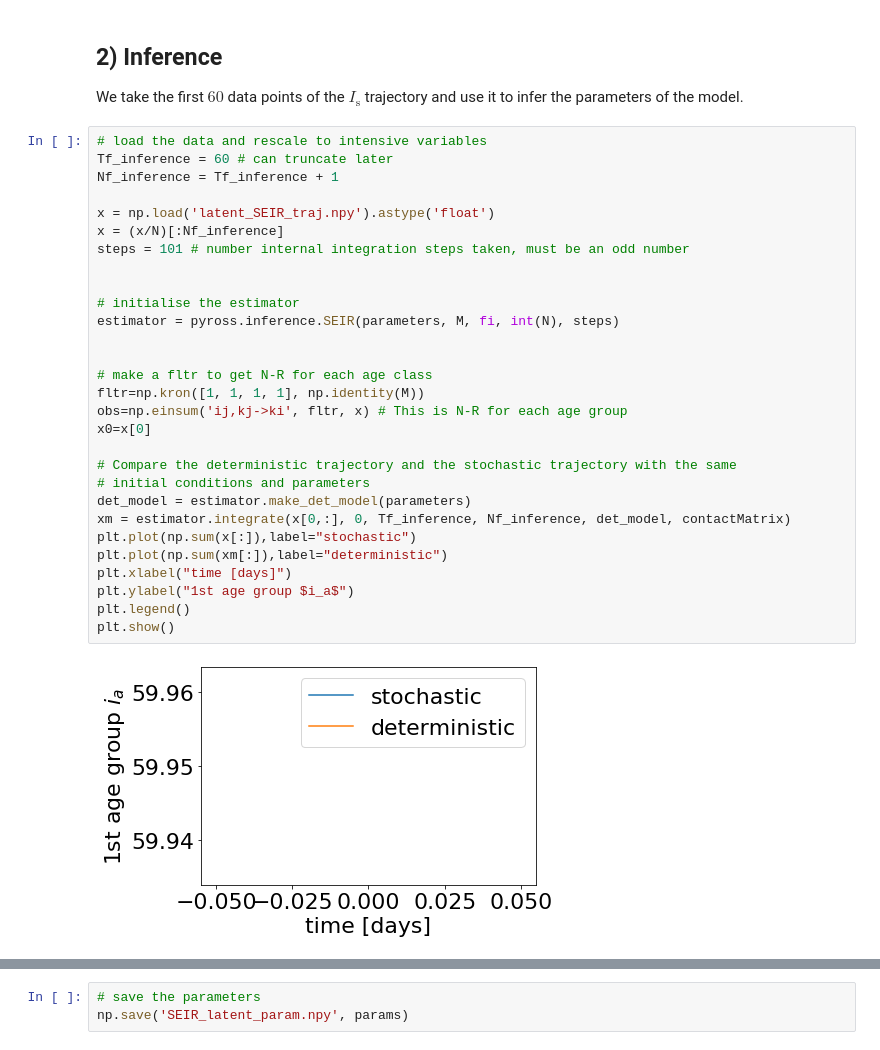
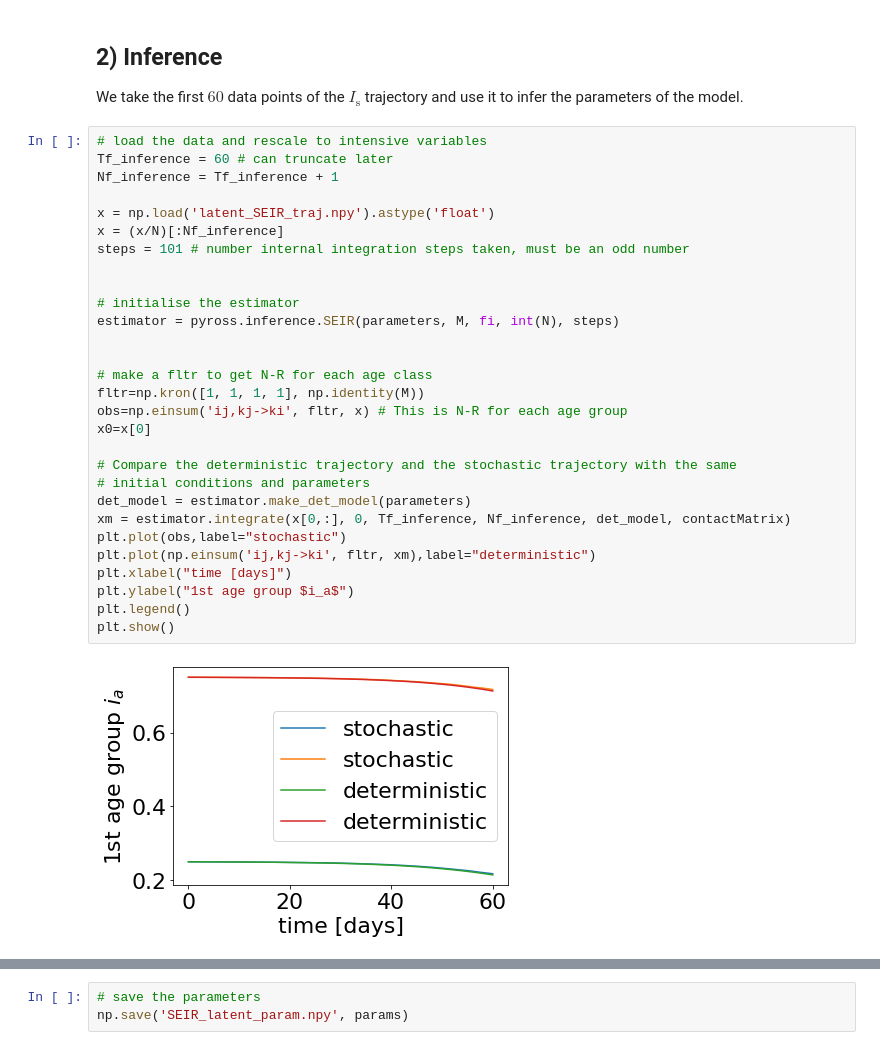
Before and after one commit to rajeshrinet/pyross, a Jupyter notebook: examples/inference/ex06_inference_latent_SEIR.ipynb, the cells around one changed output, grey strips where cells are left out. Drawn from its saved outputs; the diff is of its cells as text.

```diff
--- a/examples/inference/ex06_inference_latent_SEIR.ipynb
+++ b/examples/inference/ex06_inference_latent_SEIR.ipynb
@@ -103,34 +103,34 @@ We take the first $60$ data points of the $I_\mathrm{s}$ trajectory and use it t
 # %%
 # load the data and rescale to intensive variables
 Tf_inference = 60 # can truncate later
 Nf_inference = Tf_inference + 1
 
 x = np.load('latent_SEIR_traj.npy').astype('float')
 x = (x/N)[:Nf_inference]
 steps = 101 # number internal integration steps taken, must be an odd number
 
 
 # initialise the estimator
 estimator = pyross.inference.SEIR(parameters, M, fi, int(N), steps)
 
 
 # make a fltr to get N-R for each age class
 fltr=np.kron([1, 1, 1, 1], np.identity(M))
 obs=np.einsum('ij,kj->ki', fltr, x) # This is N-R for each age group
 x0=x[0]
 
 # Compare the deterministic trajectory and the stochastic trajectory with the same
 # initial conditions and parameters
 det_model = estimator.make_det_model(parameters)
 xm = estimator.integrate(x[0,:], 0, Tf_inference, Nf_inference, det_model, contactMatrix)
-plt.plot(np.sum(x[:]),label="stochastic")
-plt.plot(np.sum(xm[:]),label="deterministic")
+plt.plot(obs,label="stochastic")
+plt.plot(np.einsum('ij,kj->ki', fltr, xm),label="deterministic")
 plt.xlabel("time [days]")
 plt.ylabel("1st age group $i_a$")
 plt.legend()
 plt.show()
 # %% [output]
-[figure, old version]
+[figure, new version]
 # %%
 # compute -log_p for the original (correct) parameters
 start_time = time.time()
```
Also changed, not shown: parts of 5 cells of this notebook, 2 other files.
